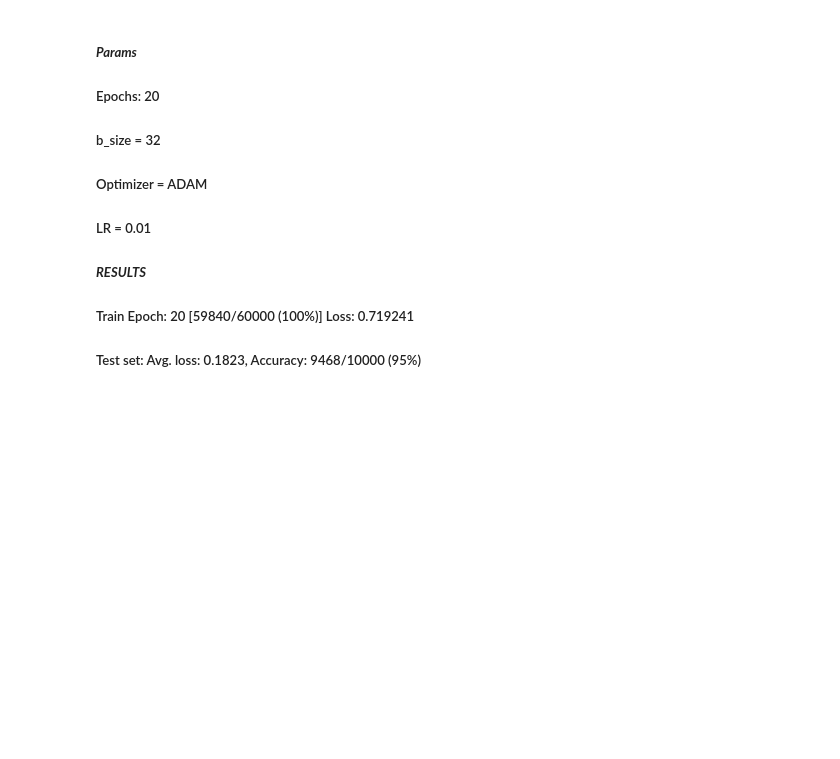
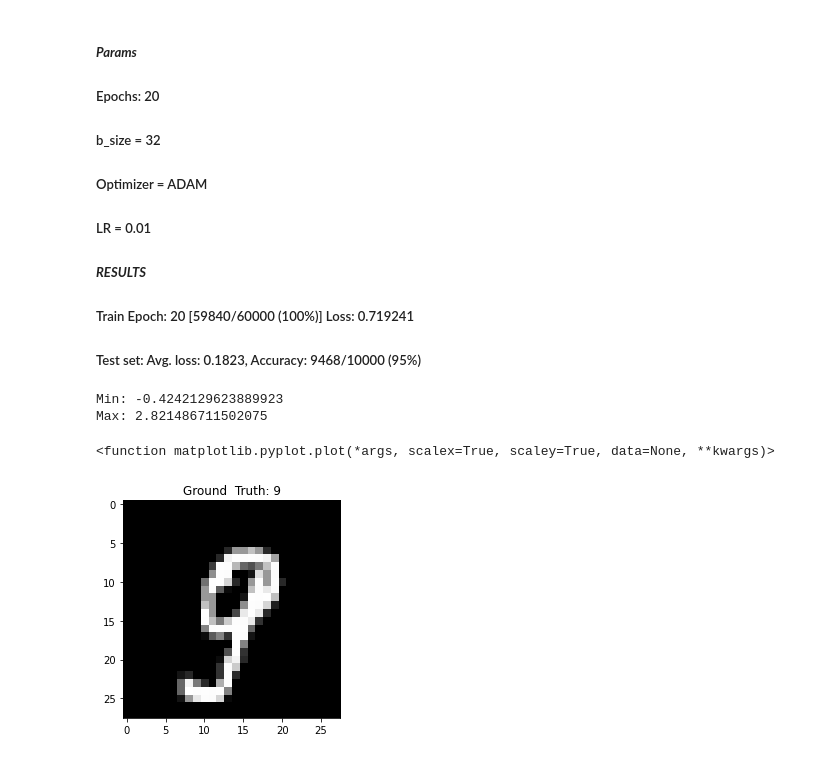
Before and after one commit to Caryox/adversarial-robustness, a Jupyter notebook: notepads/simple_cnn.ipynb, the cells around one changed output. Saved outputs shown, nothing was run; the diff lists cells and outputs as text; code cells hidden in the pictures; blank space fills up the shorter version.

```diff
--- a/notepads/simple_cnn.ipynb
+++ b/notepads/simple_cnn.ipynb
@@ -147,3 +141,33 @@ def reset_weights(m):
+# %%
+def extract_dataloader_images(epoch):
+  #for batch_idx, (data, target) in enumerate(train_loader):
+  examples = enumerate(test_loader,start=0)
+  _, (example_data, example_targets) = next(examples)
+  return(example_data, example_targets)
+
+def count_perturbated_pixel(img1,img2):
+  sum_px = 28*28
+  sum_px_perturbed = 0
+  for px_img1,px_img2 in zip(x_d[0][0],f_d[0][0]): #Zip Array of Pixels
+    for px_im1,px_im2 in zip(px_img1,px_img2): #Zip Pixels
+        if (px_im1 != px_im2):
+            sum_px_perturbed+=1
+  return((sum_px_perturbed/sum_px),sum_px,sum_px_perturbed)
+
+def perturbate_image(img_data,mode='random'):
+  if (mode=='random'):
+      for i in range(250):
+          img_data[0][0][random.randrange(1,28),random.randrange(1,28)]=random.uniform(min(np.ravel(img_data)),max(np.ravel(img_data)))
+  elif (mode=='random_white'):
+      for i in range(250):
+          img_data[0][0][random.randrange(1,28),random.randrange(1,28)]=round(max(np.ravel(img_data)))
+  return(img_data)
+
+def test_fake(data):
+  network.eval()
+  with torch.no_grad():
+      output = network(data)
+      return output
 # %%
 log_interval = 187 #60000/batch_size_train = 1875 => 10 Datapoints per Epoch => 187 Logs per Epoch
 n_epochs = 20
@@ -296,3 +306,18 @@ fig
 ##### ___RESULTS___
 ##### Train Epoch: 20 [59840/60000 (100%)]	Loss: 0.719241
 ##### Test set: Avg. loss: 0.1823, Accuracy: 9468/10000 (95%)
+# %%
+x_d,e_d=extract_dataloader_images(0)
+f_d=torch.clone(x_d)
+print("Min: {}".format(min(np.ravel(x_d))))
+print("Max: {}".format(max(np.ravel(x_d))))
+# %% [output]
+Min: -0.4242129623889923
+Max: 2.821486711502075
+# %%
+plt.imshow(x_d[0][0], cmap='gray', interpolation='none')
+plt.title("Ground  Truth: {}".format(e_d[0]))
+plt.plot
+# %% [output]
+<function matplotlib.pyplot.plot(*args, scalex=True, scaley=True, data=None, **kwargs)>
+[figure, added]
```
Also changed, not shown: parts of 10 cells of this notebook.
